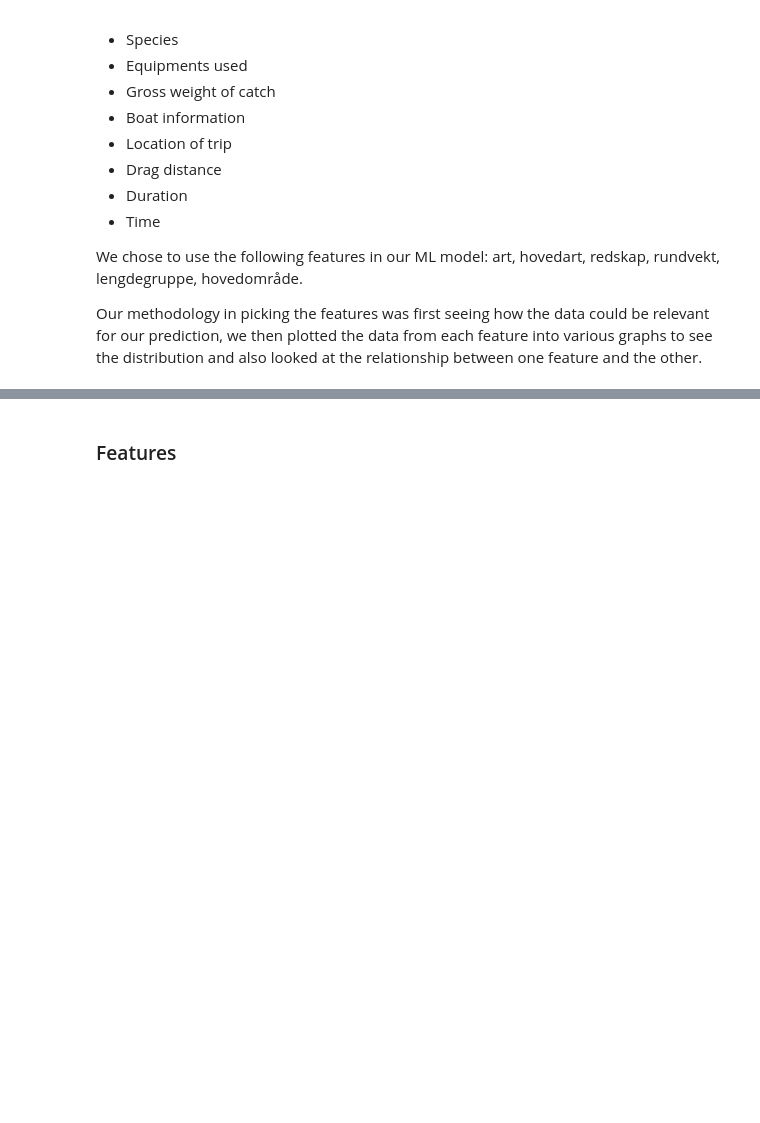
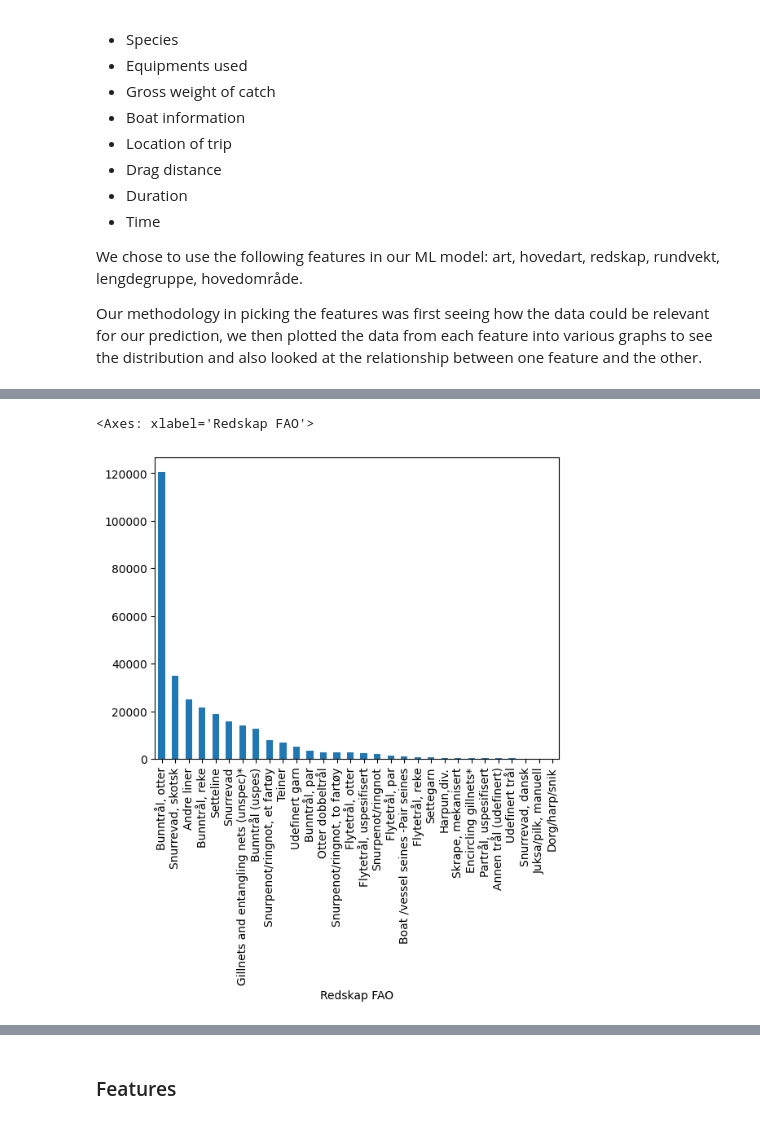
Before and after one commit to Destroyers04/Info284_Project, a Jupyter notebook: main_draft.ipynb, the cells around one changed output, grey strips where cells are left out. Saved outputs shown, nothing was run; the diff lists cells and outputs as text; code cells hidden in the pictures; blank space fills up the shorter version.

```diff
--- a/main_draft.ipynb
+++ b/main_draft.ipynb
@@ -49,0 +66,8 @@ Our methodology in picking the features was first seeing how the data could be r
+# %%
+# A count of instances of equipment used for every species.
+count_of_equipment_used_for_original_dataset = dataset.groupby(["Redskap FAO"])["Redskap FAO"].count()
+count_of_equipment_used_for_original_dataset = count_of_equipment_used_for_original_dataset.sort_values(ascending=False)
+count_of_equipment_used_for_original_dataset.plot(kind="bar")
+# %% [output]
+<Axes: xlabel='Redskap FAO'>
+[figure, added]
```
Also changed, not shown: parts of 30 cells of this notebook, 3 other files.
